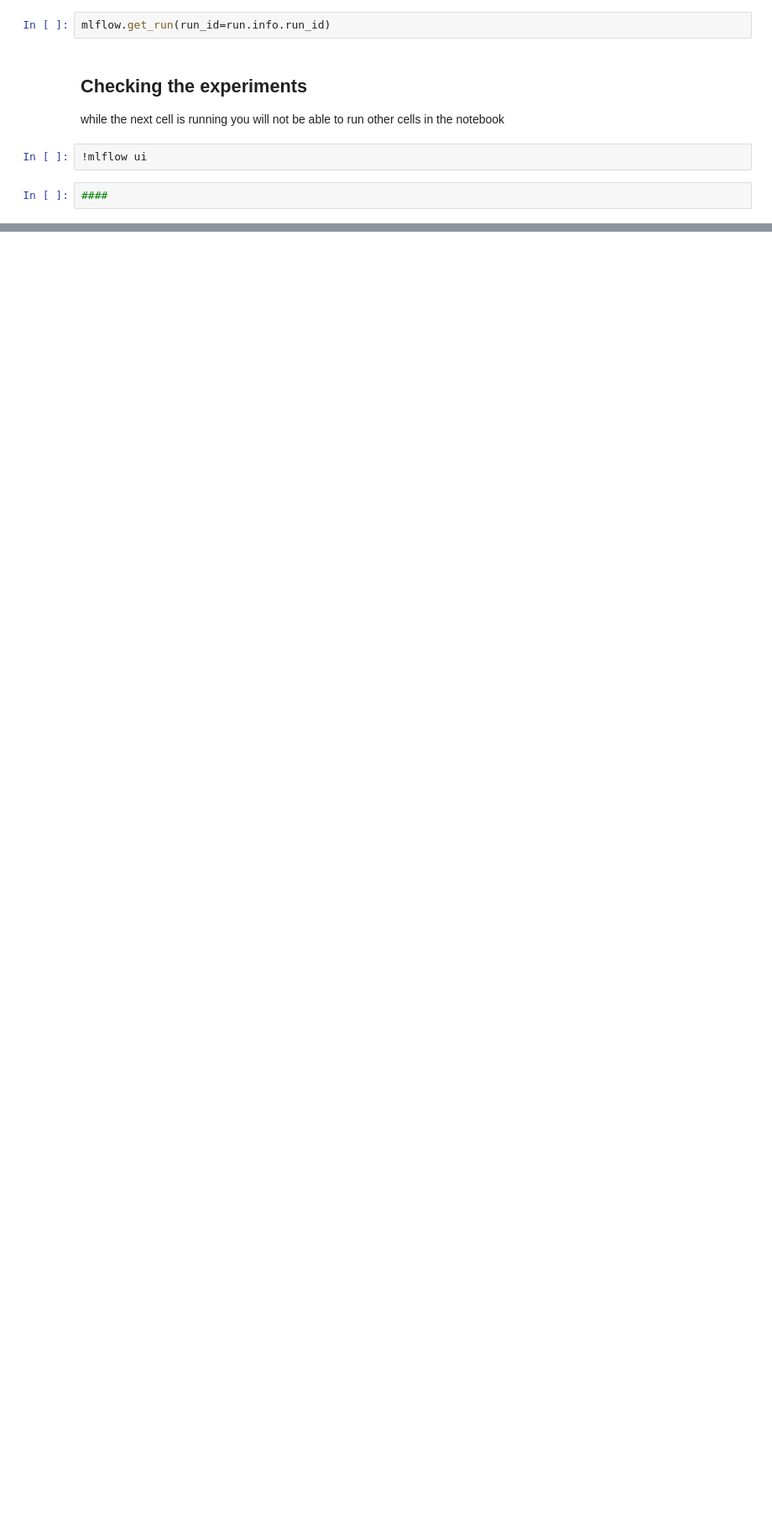
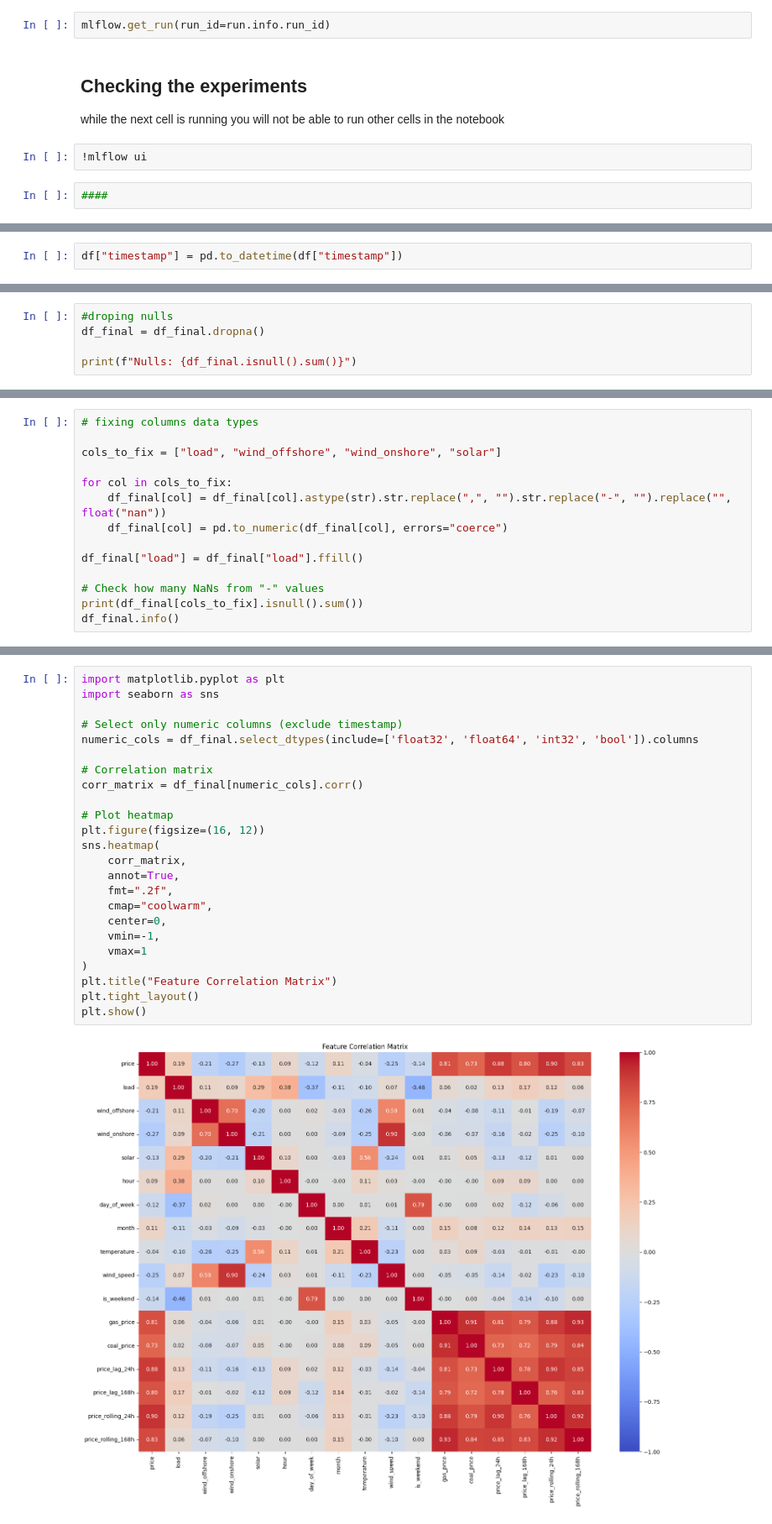
Before and after one commit to Josip007/WattWise, a Jupyter notebook: notebooks/EDA-and-modeling.ipynb, the cells around one changed output, grey strips where cells are left out. Shown at 84% size. Cells and saved outputs as stored; diff of their text form; blank space fills up the shorter version.

Commit message:
data ready for EDA

```diff
--- a/notebooks/EDA-and-modeling.ipynb
+++ b/notebooks/EDA-and-modeling.ipynb
@@ -313,0 +325,2 @@ print(df_final.head())
+# %%
+df["timestamp"] = pd.to_datetime(df["timestamp"])
@@ -332,0 +533,5 @@ df_final.head(2)
+# %%
+#droping nulls
+df_final = df_final.dropna()
+
+print(f"Nulls: {df_final.isnull().sum()}")
@@ -336,0 +600,14 @@ df_final.shape
+# %%
+# fixing columns data types
+
+cols_to_fix = ["load", "wind_offshore", "wind_onshore", "solar"]
+
+for col in cols_to_fix:
+    df_final[col] = df_final[col].astype(str).str.replace(",", "").str.replace("-", "").replace("", float("nan"))
+    df_final[col] = pd.to_numeric(df_final[col], errors="coerce")
+
+df_final["load"] = df_final["load"].ffill()
+
+# Check how many NaNs from "-" values
+print(df_final[cols_to_fix].isnull().sum())
+df_final.info()
@@ -336,0 +632,26 @@ df_final.shape
+# %%
+import matplotlib.pyplot as plt
+import seaborn as sns
+
+# Select only numeric columns (exclude timestamp)
+numeric_cols = df_final.select_dtypes(include=['float32', 'float64', 'int32', 'bool']).columns
+
+# Correlation matrix
+corr_matrix = df_final[numeric_cols].corr()
+
+# Plot heatmap
+plt.figure(figsize=(16, 12))
+sns.heatmap(
+    corr_matrix,
+    annot=True,
+    fmt=".2f",
+    cmap="coolwarm",
+    center=0,
+    vmin=-1,
+    vmax=1
+)
+plt.title("Feature Correlation Matrix")
+plt.tight_layout()
+plt.show()
+# %% [output]
+[figure, added]
```
Also changed, not shown: parts of 32 cells of this notebook, 12 other files.
